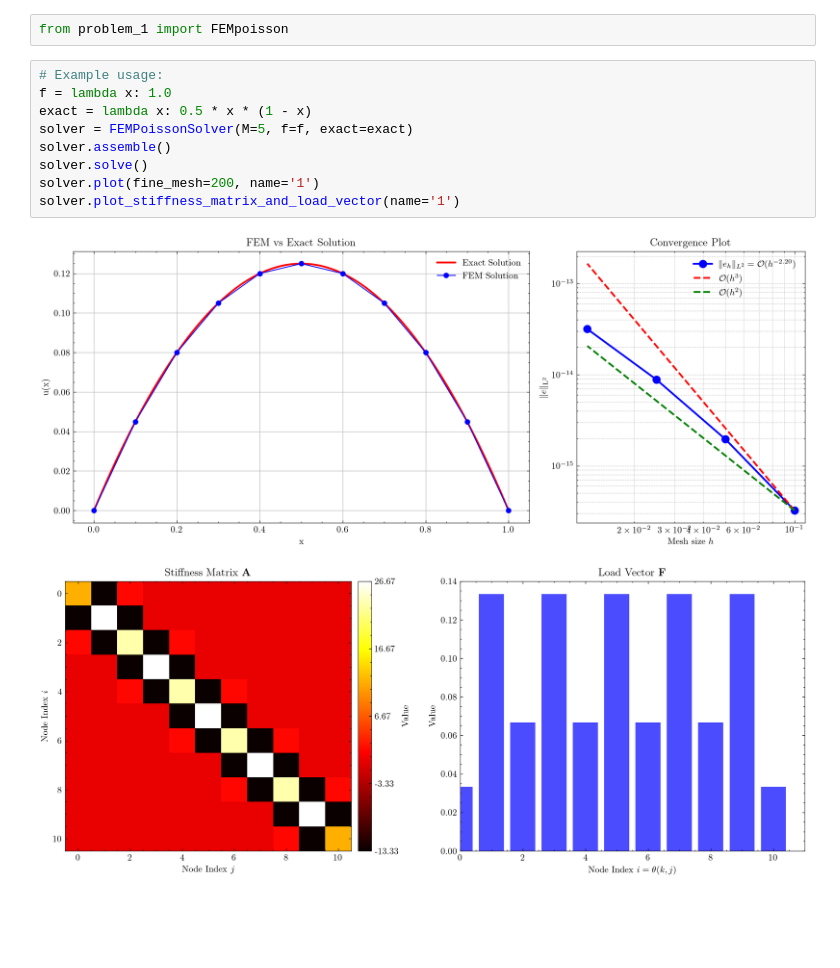
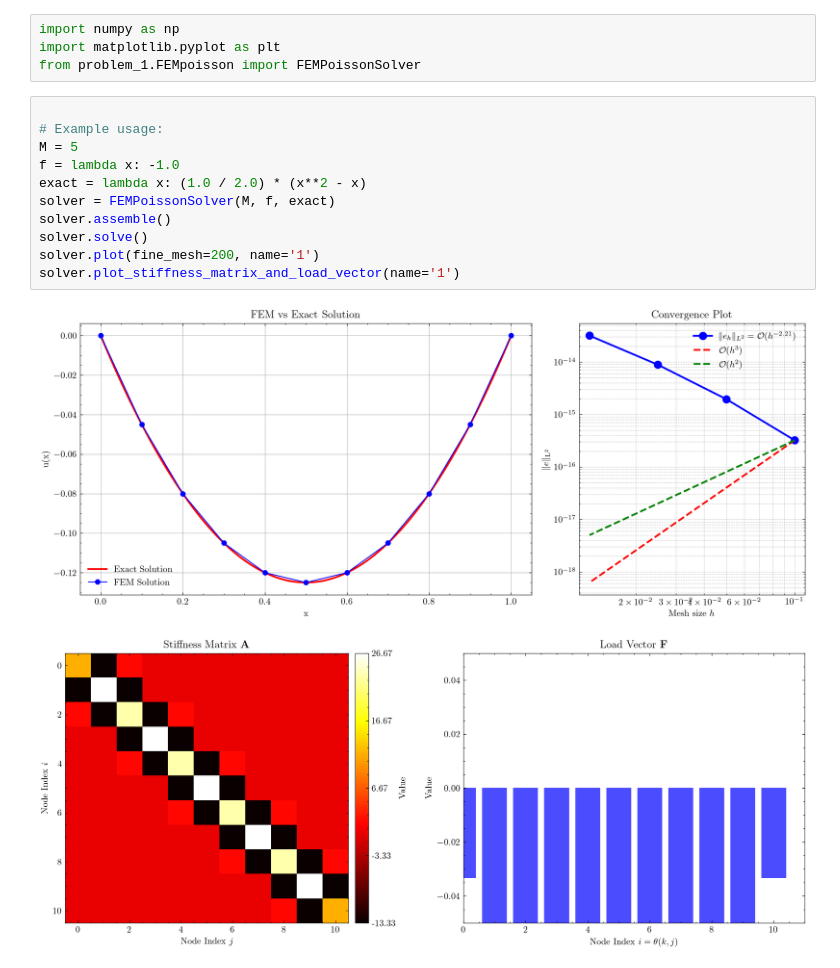
Before and after one commit to TrymSaether/TMA4212-Project-2-FEM, a Jupyter notebook: main.ipynb, the cells around one changed output. Saved outputs shown, nothing was run; the diff lists cells and outputs as text; blank space fills up the shorter version.

```diff
--- a/main.ipynb
+++ b/main.ipynb
@@ -1,17 +1,21 @@
-# %%
-from problem_1 import FEMpoisson
+# %%
+import numpy as np
+import matplotlib.pyplot as plt
+from problem_1.FEMpoisson import FEMPoissonSolver
 # %%
+
 # Example usage:
-f = lambda x: 1.0
-exact = lambda x: 0.5 * x * (1 - x)
-solver = FEMPoissonSolver(M=5, f=f, exact=exact)
+M = 5
+f = lambda x: -1.0
+exact = lambda x: (1.0 / 2.0) * (x**2 - x)
+solver = FEMPoissonSolver(M, f, exact)
 solver.assemble()
 solver.solve()
 solver.plot(fine_mesh=200, name='1')
 solver.plot_stiffness_matrix_and_load_vector(name='1')
 # %% [output]
-[figure, old version]
+[figure, new version]
-[figure, old version]
+[figure, new version]
 # %%
 
 f2 = lambda x: 4*np.pi**2 * np.sin(2*np.pi*x)
```
Also changed, not shown: parts of 3 cells of this notebook, 9 other files.
